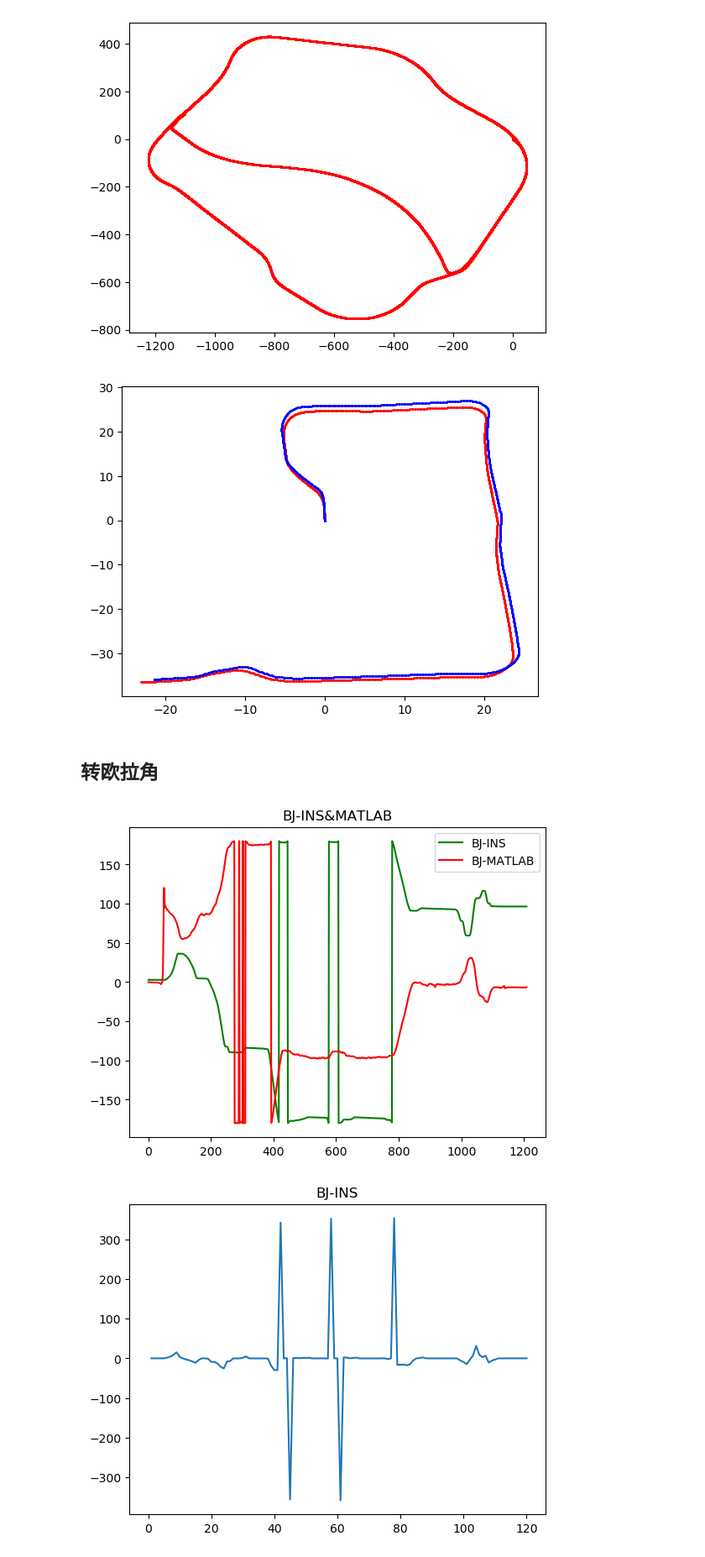
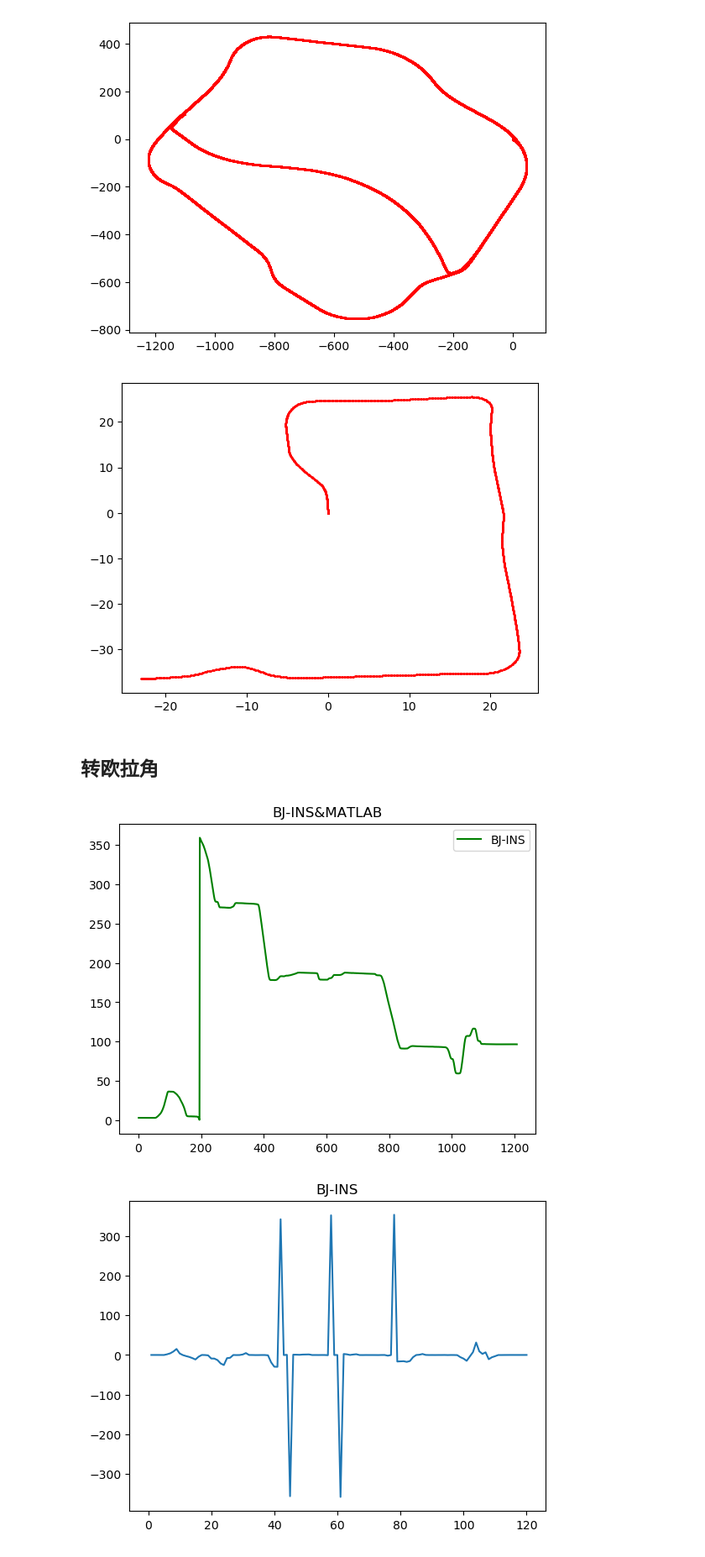
Before and after one commit to cjz37/data_process, a Jupyter notebook: ins_rst_compare.ipynb, the cells around one changed output. Shown at 84% size. Cells and saved outputs as stored; diff of their text form; code cells hidden in the pictures.

```diff
--- a/ins_rst_compare.ipynb
+++ b/ins_rst_compare.ipynb
@@ -129,12 +129,12 @@ plt.show()
 # axes.get_xaxis().set_visible(False)
 # axes.get_yaxis().set_visible(False)
 plt.scatter(x1, y1, 1, 'red', label="BJ->INS")
-plt.scatter(x2, y2, 1, 'blue', label="BJ_IMU_GPS&CG_Algo->INS")
+# plt.scatter(x2, y2, 1, 'blue', label="BJ_IMU_GPS&CG_Algo->INS")
 # plt.scatter(x3, y3, 1, 'green', label="BJ->lidar_slam")
 # plt.legend()
 plt.show()
 # %% [output]
-[figure, old version]
+[figure, new version]
 # %% [markdown]
 ## 转欧拉角
 # %%
@@ -179,20 +179,20 @@ for i in range(line5):
 # %%
 x = []
 y1 = []
 y2 = []
 for i in range(min(len(euler1), len(euler2))):
     x.append(i + 1)
-    y1.append(euler1[i][2])
+    y1.append(euler1[i][2] % 360)
     y2.append(euler2[i][2])
 plt.title('BJ-INS&MATLAB')
 plt.plot(x, y1, 1, color='green', label='BJ-INS')
-plt.plot(x, y2, 1, color='red', label='BJ-MATLAB')
+# plt.plot(x, y2, 1, color='red', label='BJ-MATLAB')
 handles, labels = plt.gca().get_legend_handles_labels()
 by_label = OrderedDict(zip(labels, handles))
 plt.legend(by_label.values(), by_label.keys())
 plt.show()
 # %% [output]
-[figure, old version]
+[figure, new version]
 # %%
 t = []
 tx = []
```
Also changed, not shown: 7 other files.
